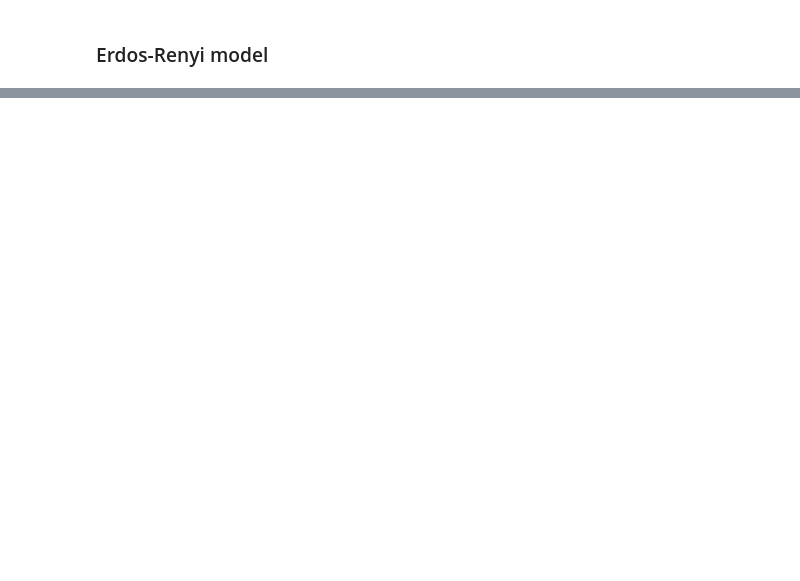
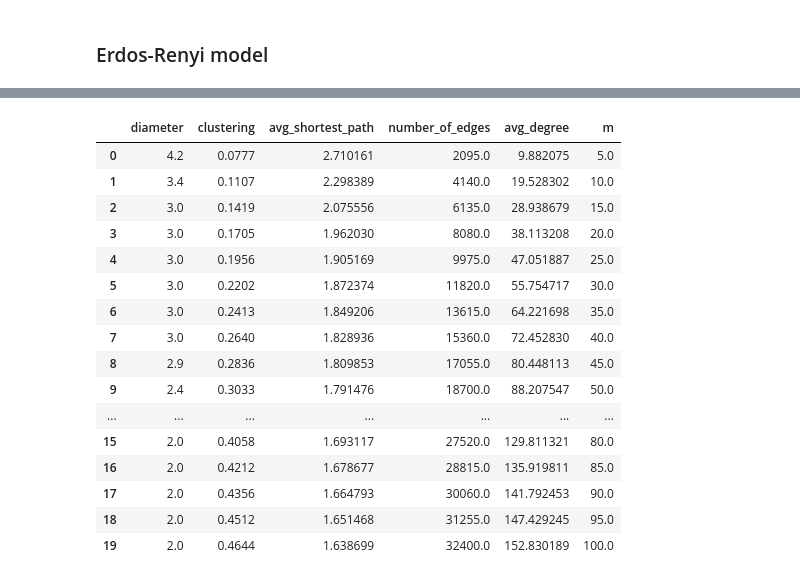
Before and after one commit to Zelich/HSE_tasks, a Jupyter notebook: Seti_Project1.ipynb, the cells around one changed output, grey strips where cells are left out. Cells and saved outputs as stored; diff of their text form; code cells hidden in the pictures; blank space fills up the shorter version.

```diff
--- a/Seti_Project1.ipynb
+++ b/Seti_Project1.ipynb
@@ -517,0 +660,13 @@ array([ 2.,  3.])
+# %%
+stats_ba = []
+iter = 10
+for m in np.linspace(5, 100, 20):
+    print("start iteration with m =", m, end='')
+    cur_m_stats = []
+    for i in range(iter):
+        nG = nx.barabasi_albert_graph(n=n, m=int(m))
+        cur_m_stats.append(get_common_info(nG))
+        # to check the progress
+        print("|", end='')
+    print()
+    stats_ba.append((np.mean(cur_m_stats, axis=0), m))
@@ -517,0 +694,7 @@ array([ 2.,  3.])
+# %%
+df_ba = pd.DataFrame([x[0] for x in stats_ba],
+                   columns=['diameter', 'clustering', 'avg_shortest_path',
+                            'number_of_edges'])
+df_ba['m'] = [x[1] for x in stats_ba]
+df_ba['clustering'] = df_ba['clustering'].apply(lambda x: '{:.4f}'.format(x))
+df_ba.head()
@@ -517,0 +785,20 @@ array([ 2.,  3.])
+# %%
+df_ba
+# %% [output]
+|  | diameter | clustering | avg_shortest_path | number_of_edges | avg_degree | m |
+| 0 | 4.2 | 0.0777 | 2.710161 | 2095.0 | 9.882075 | 5.0 |
+| 1 | 3.4 | 0.1107 | 2.298389 | 4140.0 | 19.528302 | 10.0 |
+| 2 | 3.0 | 0.1419 | 2.075556 | 6135.0 | 28.938679 | 15.0 |
+| 3 | 3.0 | 0.1705 | 1.962030 | 8080.0 | 38.113208 | 20.0 |
+| 4 | 3.0 | 0.1956 | 1.905169 | 9975.0 | 47.051887 | 25.0 |
+| 5 | 3.0 | 0.2202 | 1.872374 | 11820.0 | 55.754717 | 30.0 |
+| 6 | 3.0 | 0.2413 | 1.849206 | 13615.0 | 64.221698 | 35.0 |
+| 7 | 3.0 | 0.2640 | 1.828936 | 15360.0 | 72.452830 | 40.0 |
+| 8 | 2.9 | 0.2836 | 1.809853 | 17055.0 | 80.448113 | 45.0 |
+| 9 | 2.4 | 0.3033 | 1.791476 | 18700.0 | 88.207547 | 50.0 |
+| ... | ... | ... | ... | ... | ... | ... |
+| 15 | 2.0 | 0.4058 | 1.693117 | 27520.0 | 129.811321 | 80.0 |
+| 16 | 2.0 | 0.4212 | 1.678677 | 28815.0 | 135.919811 | 85.0 |
+| 17 | 2.0 | 0.4356 | 1.664793 | 30060.0 | 141.792453 | 90.0 |
+| 18 | 2.0 | 0.4512 | 1.651468 | 31255.0 | 147.429245 | 95.0 |
+| 19 | 2.0 | 0.4644 | 1.638699 | 32400.0 | 152.830189 | 100.0 |
```
Also changed, not shown: parts of 35 cells of this notebook.
